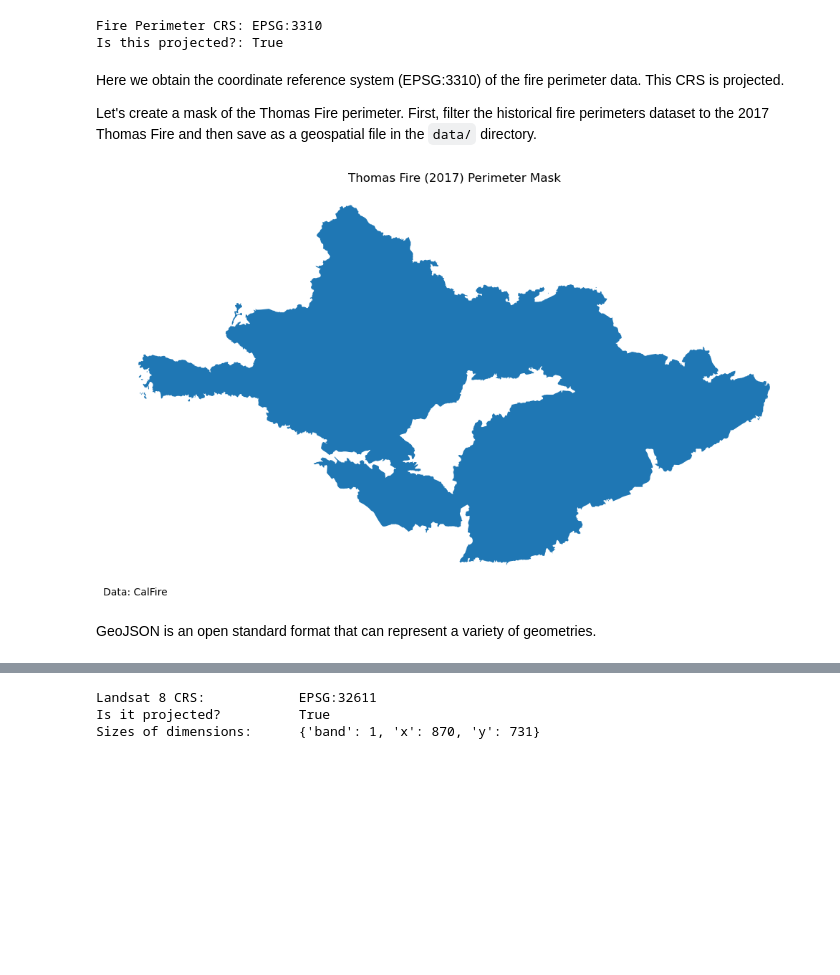
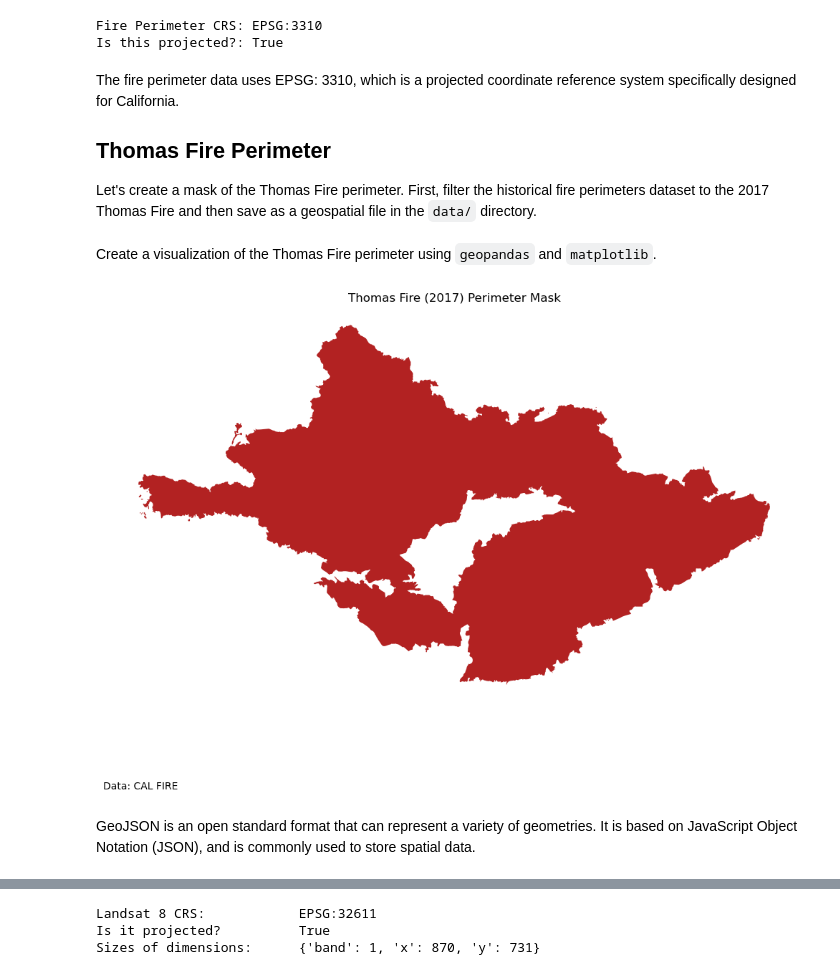
Before and after one commit to leirubinstein/eds220-hwk4, a Jupyter notebook: thomas-fire-blogpost.ipynb, the cells around one changed output, grey strips where cells are left out. Cells and saved outputs as stored; diff of their text form; code cells hidden in the pictures; blank space fills up the shorter version.

```diff
--- a/thomas-fire-blogpost.ipynb
+++ b/thomas-fire-blogpost.ipynb
@@ -61,7 +82,8 @@ from IPython.display import Image
 # %%
-# Load fire perimeter data
-fire_perimeter = gpd.read_file(os.path.join('data',
-                                            'fire23_1.gdb'))
+# Load fire perimeter data from a geodatabase file
+fire_perimeter = gpd.read_file(os.path.join("data", "fire23_1.gdb"))
 fire_perimeter.head()
+
+# Convert columns to lowercase for consistency
 fire_perimeter.columns = fire_perimeter.columns.str.lower()
 # %%
@@ -70,24 +94,39 @@ print(f"Fire Perimeter CRS: {fire_perimeter.crs} \nIs this projected?: {fire_per
 Fire Perimeter CRS: EPSG:3310
 Is this projected?: True
 # %% [markdown]
-Here we obtain the coordinate reference system (EPSG:3310) of the fire perimeter data. This CRS is projected.
+The fire perimeter data uses EPSG: 3310, which is a projected coordinate reference system specifically designed for California.
+
+## Thomas Fire Perimeter
 
 Let's create a mask of the Thomas Fire perimeter. First, filter the historical fire perimeters dataset to the 2017 Thomas Fire and then save as a geospatial file in the `data/` directory.
 # %%
 # Filter to the 2017 Thomas Fire
-thomasfire = fire_perimeter.loc[(fire_perimeter['fire_name'] == 'THOMAS') &
-                                (fire_perimeter['year_'] == 2017)]
-
-# Plot the perimeter
-fig, ax = plt.subplots(figsize = (10,8))
-ax.axis('off')
-thomasfire.plot(ax=ax)
-plt.tight_layout()
-plt.subplots_adjust(bottom = 0.05)
-ax.set_title('Thomas Fire (2017) Perimeter Mask')
-plt.figtext(0.01, 0.15, "Data: CalFire", ha="left", fontsize=10)
-plt.show()
+thomasfire = fire_perimeter.loc[
+    (fire_perimeter["fire_name"] == "THOMAS") & (fire_perimeter["year_"] == 2017)
+]
-# %% [output]
-[figure, removed]
+# %% [markdown]
+Create a visualization of the Thomas Fire perimeter using `geopandas` and `matplotlib`.
+# %%
+# Plot the perimeter
+fig, ax = plt.subplots(figsize=(10, 8))
+ax.axis("off")
+thomasfire.plot(
+    ax=ax,
+    color="firebrick",
+)
+
+# Set title
+ax.set_title("Thomas Fire (2017) Perimeter Mask")
+
+# Add source information with adjusted position
+plt.figtext(0.01, 0.02, "Data: CAL FIRE", ha="left", fontsize=10)
+
+# Adjust layout
+plt.tight_layout()
+plt.subplots_adjust(bottom=0.05)
+
+plt.show()
+# %% [output]
+[figure, added]
 # %%
 # Save file to the data folder in `.geojson` format.
@@ -95,3 +134,3 @@ thomasfire.to_file('data/thomasfire.geojson', driver='GeoJSON')
 # %% [markdown]
-GeoJSON is an open standard format that can represent a variety of geometries.
+GeoJSON is an open standard format that can represent a variety of geometries. It is based on JavaScript Object Notation (JSON), and is commonly used to store spatial data.
 # %% [markdown]
```
Also changed, not shown: parts of 45 cells of this notebook, 1 other file.
